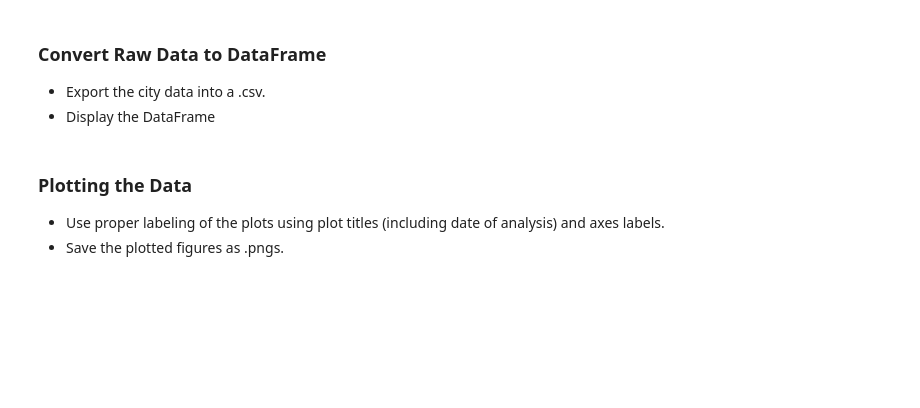
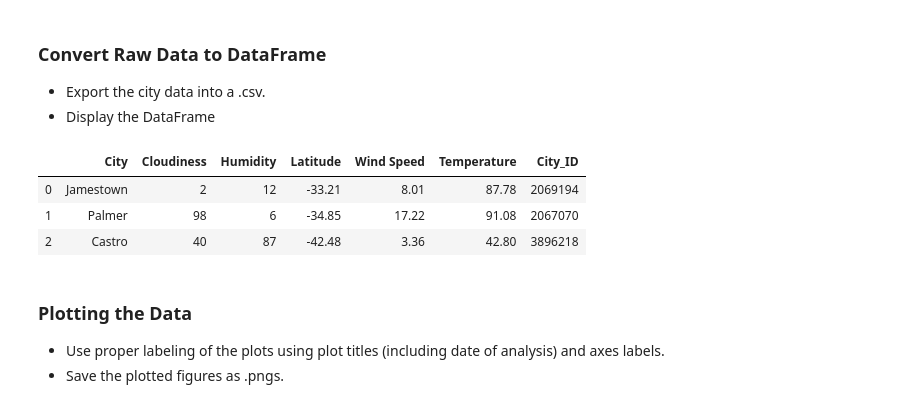
Before and after one commit to GABBAS65/API_Homework, a Jupyter notebook: WeatherPy/WeatherPy.ipynb, the cells around one changed output. Cells and saved outputs as stored; diff of their text form; code cells hidden in the pictures; blank space fills up the shorter version.

```diff
--- a/WeatherPy/WeatherPy.ipynb
+++ b/WeatherPy/WeatherPy.ipynb
@@ -58,6 +95,25 @@ len(cities)
 ### Convert Raw Data to DataFrame
 * Export the city data into a .csv.
 * Display the DataFrame
+# %%
+weather_data = {
+    "City": city_name,
+    "Cloudiness":clouds,
+    "Humidity": humidity,
+    "Latitude":latitude,
+    "Wind Speed":winds,
+    "Temperature":temp,
+    "City_ID":city_id
+
+}
+
+weather_data_df = pd.DataFrame(weather_data)
+weather_data_df
+# %% [output]
+|  | City | Cloudiness | Humidity | Latitude | Wind Speed | Temperature | City_ID |
+| 0 | Jamestown | 2 | 12 | -33.21 | 8.01 | 87.78 | 2069194 |
+| 1 | Palmer | 98 | 6 | -34.85 | 17.22 | 91.08 | 2067070 |
+| 2 | Castro | 40 | 87 | -42.48 | 3.36 | 42.80 | 3896218 |
 # %% [markdown]
 ### Plotting the Data
 * Use proper labeling of the plots using plot titles (including date of analysis) and axes labels.
```
Also changed, not shown: parts of 6 cells of this notebook.
